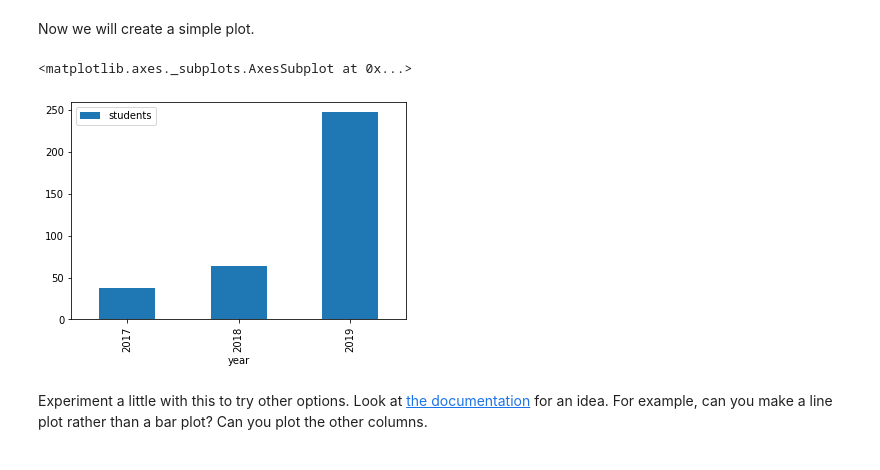
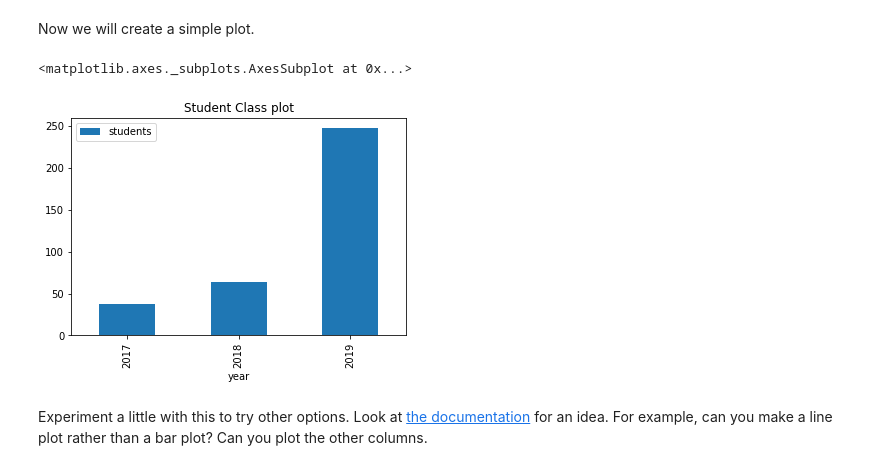
Before and after one commit to bhagyashreedhebe/MQ_DataScience, a Jupyter notebook: COMP6200 Week 1.ipynb, the cells around one changed output. Drawn from its saved outputs; the diff is of its cells as text; code cells hidden in the pictures.

```diff
--- a/COMP6200 Week 1.ipynb
+++ b/COMP6200 Week 1.ipynb
@@ -123,10 +148,10 @@ classdata
 # %% [markdown]
 Now we will create a simple plot.
 # %%
-classdata.plot(kind='bar', x='year', y='students')
+classdata.plot(kind='bar', x='year', y='students', title="Student Class plot")
 # %% [output]
 <matplotlib.axes._subplots.AxesSubplot at 0x...>
-[figure, old version]
+[figure, new version]
 # %% [markdown]
 Experiment a little with this to try other options. Look at [the documentation](https://pandas.pydata.org/pandas-docs/stable/user_guide/visualization.html) for an idea. For example, can you make a line plot rather than a bar plot? Can you plot the other columns.
 # %%
```
Also changed, not shown: parts of 11 cells of this notebook.
